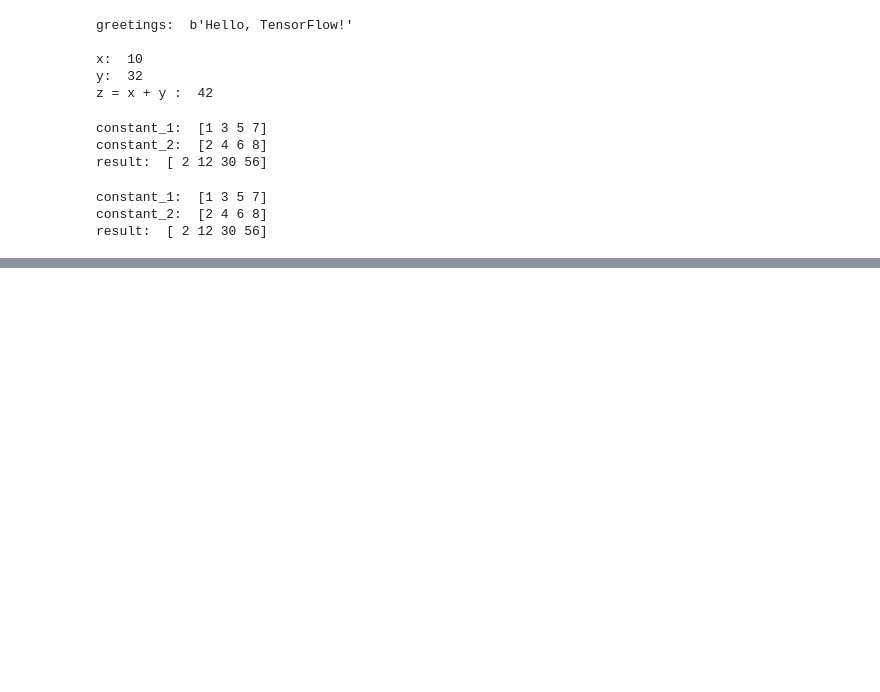
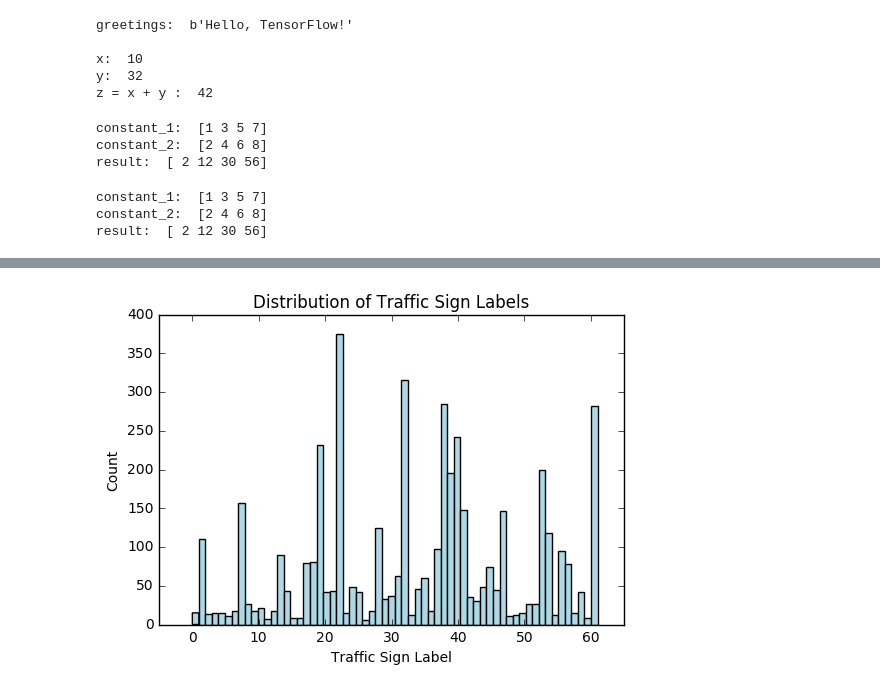
Before and after one commit to pfowenli/data-science-in-python, a Jupyter notebook: TensorFlow/tensorflow-for-beginners.ipynb, the cells around one changed output, grey strips where cells are left out. Cells and saved outputs as stored; diff of their text form; code cells hidden in the pictures; blank space fills up the shorter version.

```diff
--- a/TensorFlow/tensorflow-for-beginners.ipynb
+++ b/TensorFlow/tensorflow-for-beginners.ipynb
@@ -195,0 +149,40 @@ index: 4000, shape: (100, 68, 3), min: 17, max: 255
+# %%
+import os
+from skimage import data
+
+
+def load_data(data_directory):
+    directories = [d for d in os.listdir(data_directory)
+                   if os.path.isdir(os.path.join(data_directory, d))]
+    labels = []
+    images = []
+    for d in directories:
+        label_directory = os.path.join(data_directory, d)
+        file_names = [os.path.join(label_directory, f)
+                      for f in os.listdir(label_directory)
+                      if f.endswith(".ppm")]
+        for f in file_names:
+            images.append(data.imread(f))
+            labels.append(int(d))
+    return images, labels
+
+ROOT_PATH = "data"
+train_data_directory = os.path.join(ROOT_PATH, "TrafficSigns/Training")
+test_data_directory = os.path.join(ROOT_PATH, "TrafficSigns/Testing")
+
+images, labels = load_data(train_data_directory)
+
+
+##################################################
+
+import matplotlib.pyplot as plt
+
+# make a histogram with 62 bins of labels ndarray
+plt.hist(labels, 62, color="lightblue")
+plt.title("Distribution of Traffic Sign Labels")
+plt.xlabel("Traffic Sign Label")
+plt.ylabel("Count")
+plt.axis([-5, 65, 0, 400])
+plt.show()
+# %% [output]
+[figure, added]
```
Also changed, not shown: parts of 3 cells of this notebook.
